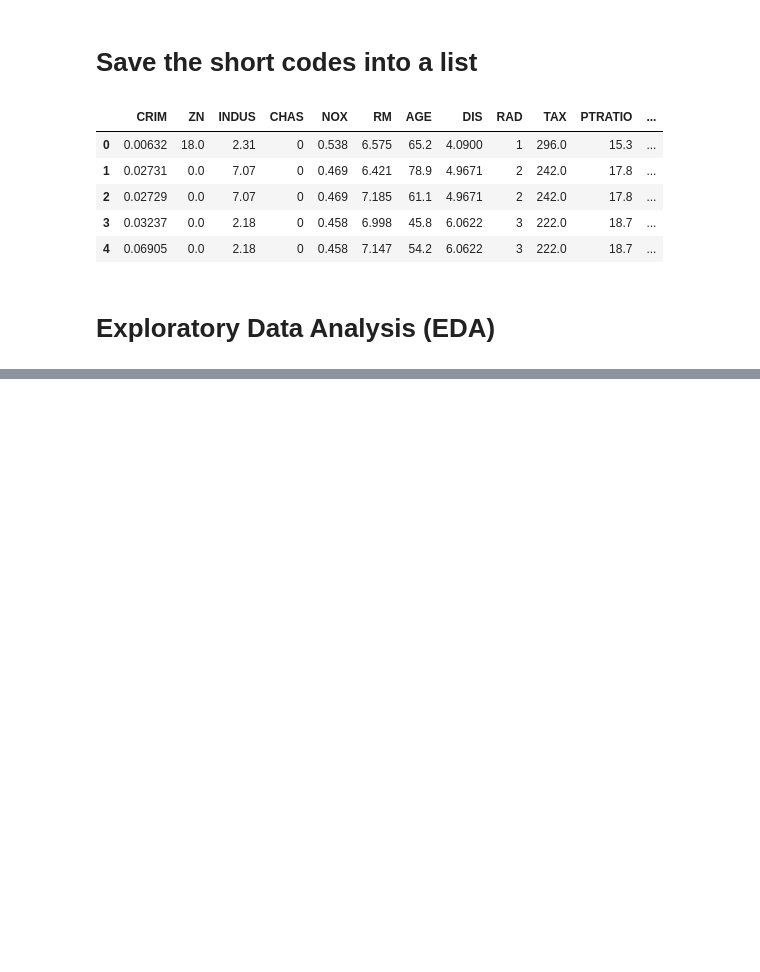
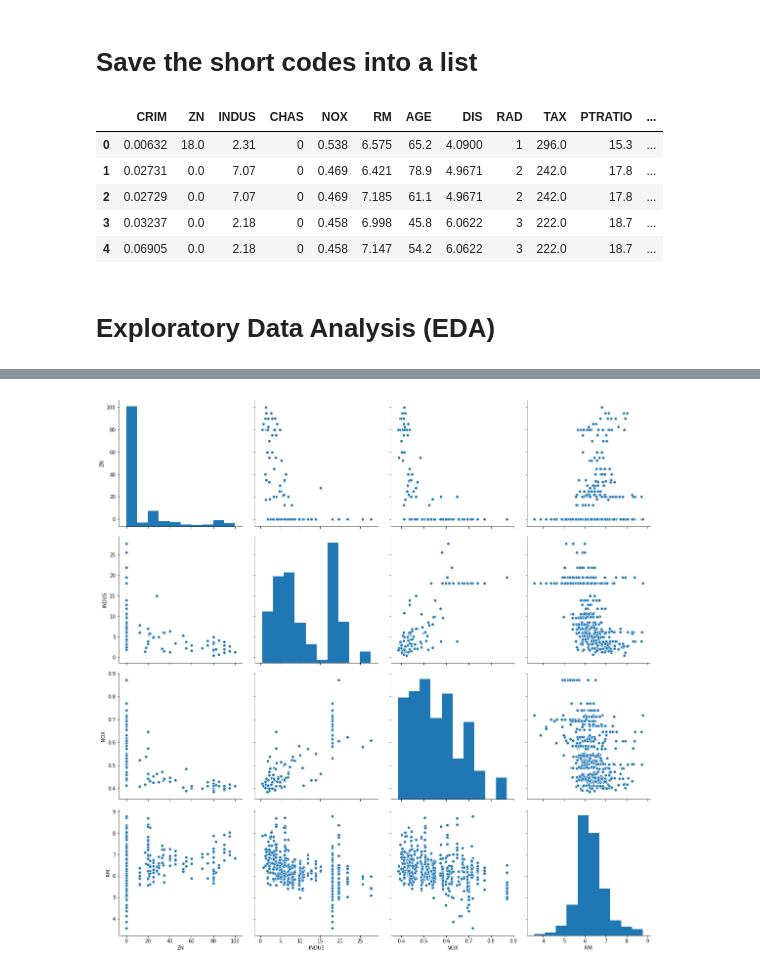
Before and after one commit to adeluleye/house-price-prediction, a Jupyter notebook: House Price Prediction.ipynb, the cells around one changed output, grey strips where cells are left out. Drawn from its saved outputs; the diff is of its cells as text; code cells hidden in the pictures; blank space fills up the shorter version.

```diff
--- a/House Price Prediction.ipynb
+++ b/House Price Prediction.ipynb
@@ -62,0 +73,7 @@ df.describe()
+# %%
+col_study = ['ZN', 'INDUS', 'NOX', 'RM']
+# %%
+sns.pairplot(df[col_study], height=4)
+plt.show()
+# %% [output]
+[figure, added]
```
Also changed, not shown: parts of 4 cells of this notebook.
